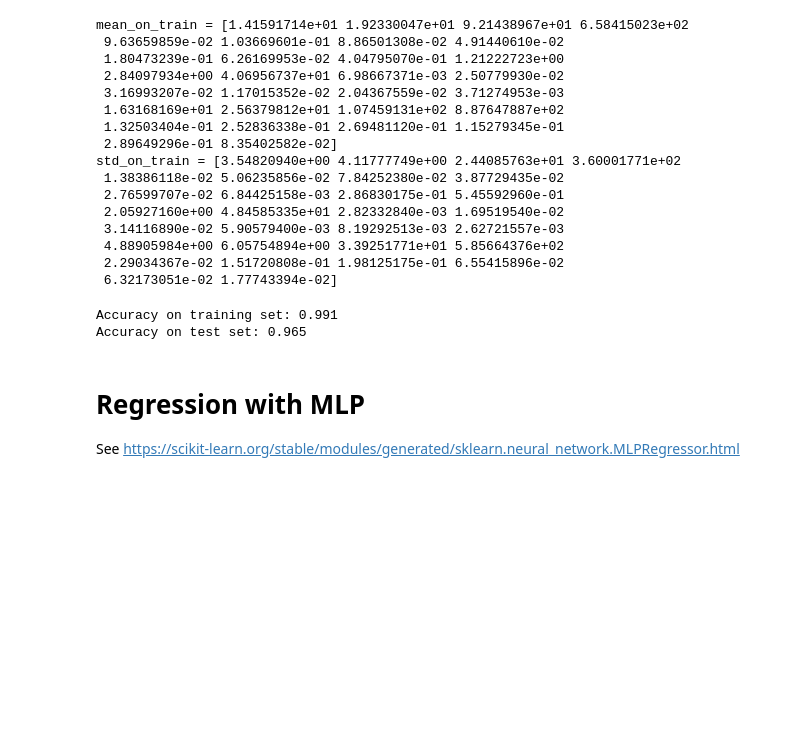
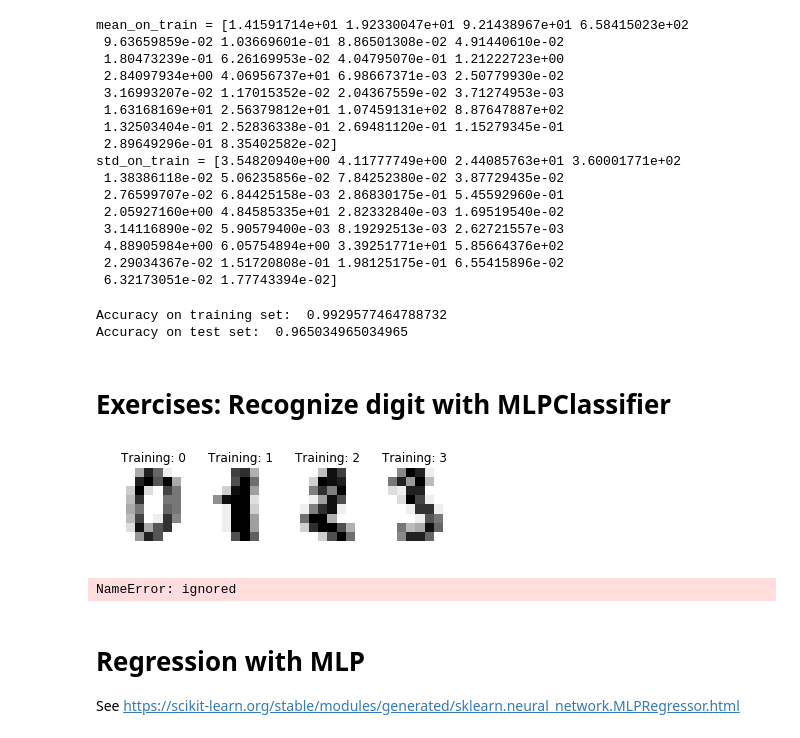
Before and after one commit to callee2006/MachineLearning, a Jupyter notebook: MLP_(scikit_learn).ipynb, the cells around one changed output. Drawn from its saved outputs; the diff is of its cells as text; code cells hidden in the pictures; blank space fills up the shorter version.

```diff
--- a/MLP_(scikit_learn).ipynb
+++ b/MLP_(scikit_learn).ipynb
@@ -200,11 +243,28 @@ std_on_train = [3.54820940e+00 4.11777749e+00 2.44085763e+01 3.60001771e+02
  2.29034367e-02 1.51720808e-01 1.98125175e-01 6.55415896e-02
  6.32173051e-02 1.77743394e-02]
 # %%
-mlp = MLPClassifier(random_state=0)
+mlp = MLPClassifier(random_state=42)
 mlp.fit(X_train_scaled, y_train)
-print("Accuracy on training set: {:.3f}".format(
-mlp.score(X_train_scaled, y_train)))
-print("Accuracy on test set: {:.3f}".format(mlp.score(X_test_scaled, y_test)))
+
+print("Accuracy on training set: ", mlp.score(X_train_scaled, y_train))
+print("Accuracy on test set: ", mlp.score(X_test_scaled, y_test))
 # %% [output]
-Accuracy on training set: 0.991
-Accuracy on test set: 0.965
+Accuracy on training set:  0.9929577464788732
+Accuracy on test set:  0.965034965034965
+# %% [markdown]
+# Exercises: Recognize digit with MLPClassifier
+# %%
+# import and load Iris data
+from sklearn.datasets import load_digits
+digits = load_digits()
+# %%
+images_and_labels = list(zip(digits.images, digits.target))
+# print(images_and_labels[0:3])
+
+for index, (image, label) in enumerate(images_and_labels[:4]):
+    plt.subplot(2, 4, index + 1)
+    plt.axis('off')
+    plt.imshow(image, cmap=plt.cm.gray_r, interpolation='nearest')
+    plt.title('Training: %i' % label)
+# %% [output]
+[figure, added]
@@ -210,0 +273,15 @@ Accuracy on test set: 0.965
+# %%
+# import MLPClassifier
+
+
+# create MLPClassifier instance
+
+
+# train
+
+
+# display accuracy
+print("Accuracy on training set: ", mlp_cancer.score(X_train, y_train))
+print("Accuracy on test set: ", mlp_cancer.score(X_test, y_test))
+# %% [output]
+NameError: ignored
```
Also changed, not shown: parts of 13 cells of this notebook.
